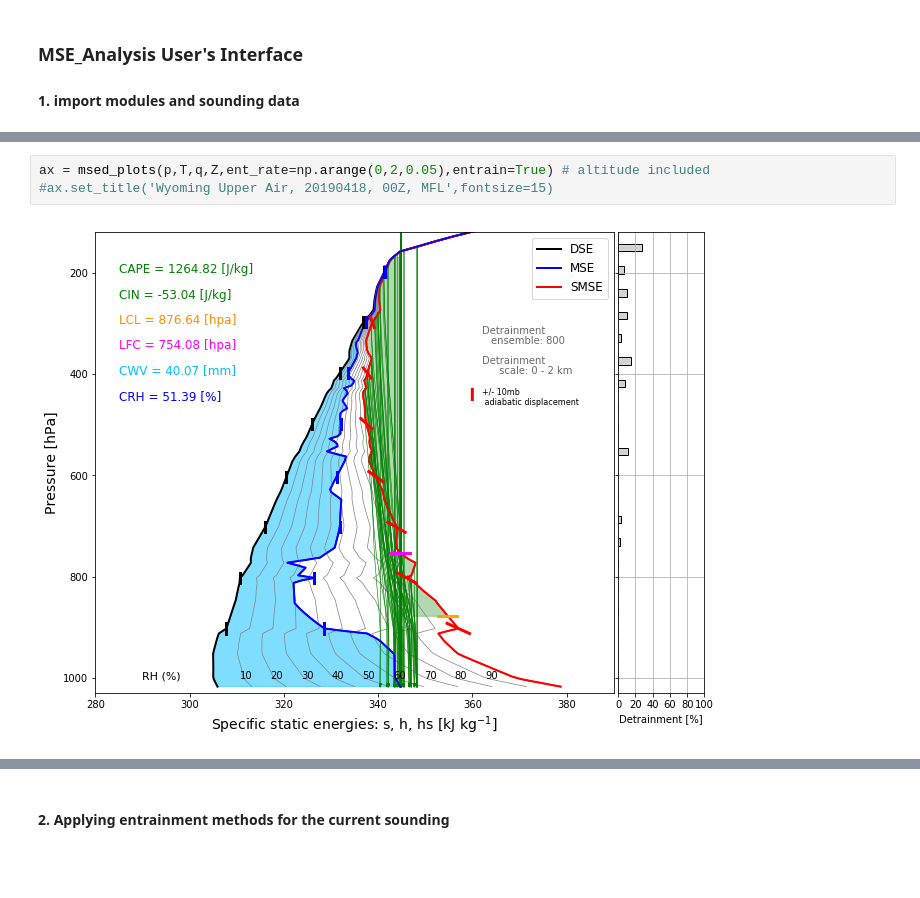
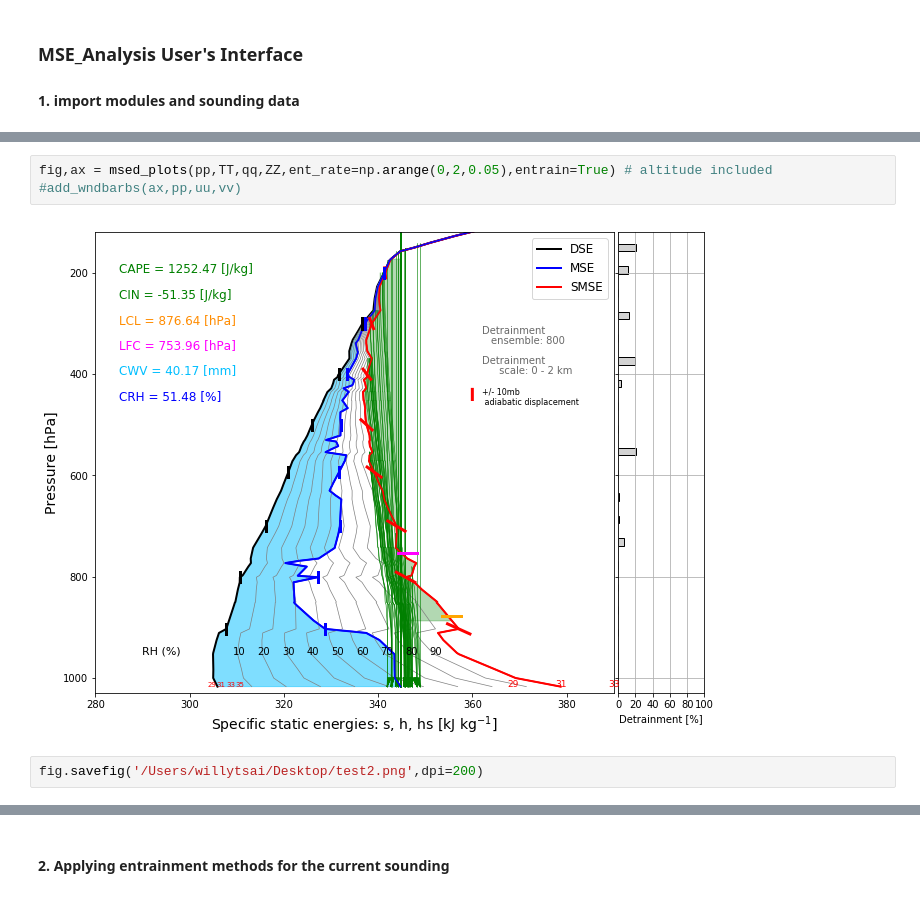
Before and after one commit to weiming9115/Working-Space, a Jupyter notebook: MSEplots_test/MSEplots_sourcecode.ipynb, the cells around one changed output, grey strips where cells are left out. Cells and saved outputs as stored; diff of their text form; blank space fills up the shorter version.

```diff
--- a/MSEplots_test/MSEplots_sourcecode.ipynb
+++ b/MSEplots_test/MSEplots_sourcecode.ipynb
@@ -1068,9 +1097,11 @@ df
 |  | Precipitable_water | Column_relative_humidity | CAPE | CIN | LCL | LFC | EL |
 | 0 | 40.167 millimeter | 51.477 dimensionless | 1252.47 joule / kilogram | 51.349 joule / kilogram | 876.641 millibar | 753.962 millibar | 167.728 millibar |
 # %%
-ax = msed_plots(p,T,q,Z,ent_rate=np.arange(0,2,0.05),entrain=True) # altitude included
-#ax.set_title('Wyoming Upper Air, 20190418, 00Z, MFL',fontsize=15)
+fig,ax = msed_plots(pp,TT,qq,ZZ,ent_rate=np.arange(0,2,0.05),entrain=True) # altitude included
+#add_wndbarbs(ax,pp,uu,vv)
 # %% [output]
-[figure, old version]
+[figure, new version]
+# %%
+fig.savefig('/Users/willytsai/Desktop/test2.png',dpi=200)
 # %%
 ax = entropy_plots(p,T,q,Z,ent_rate=np.arange(0,2,0.05),entrain=False)
```
Also changed, not shown: parts of 8 cells of this notebook.
